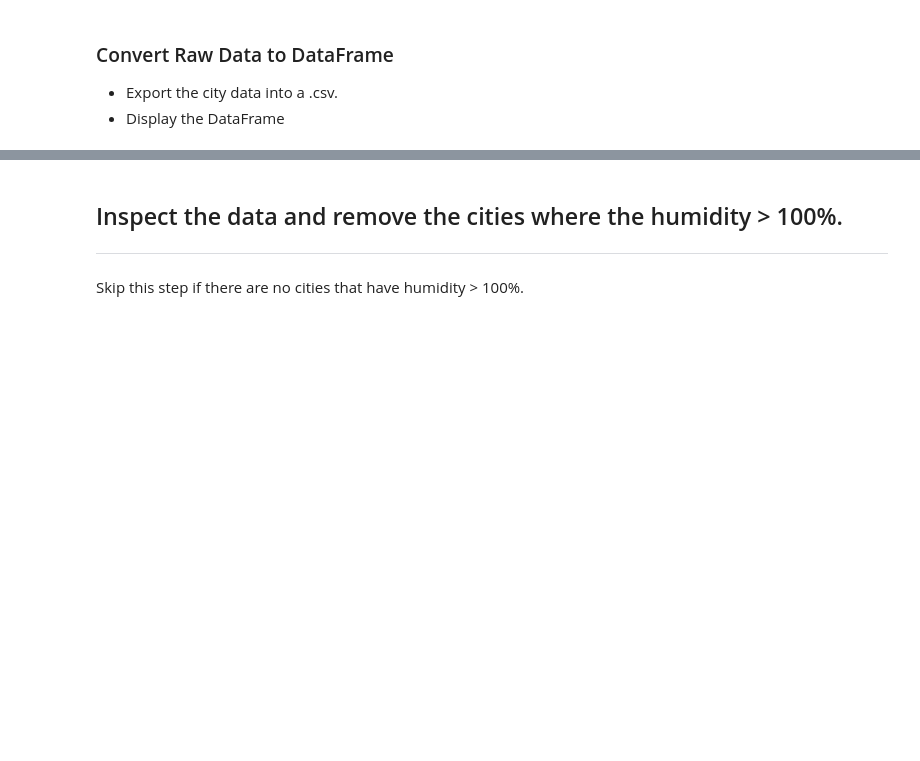
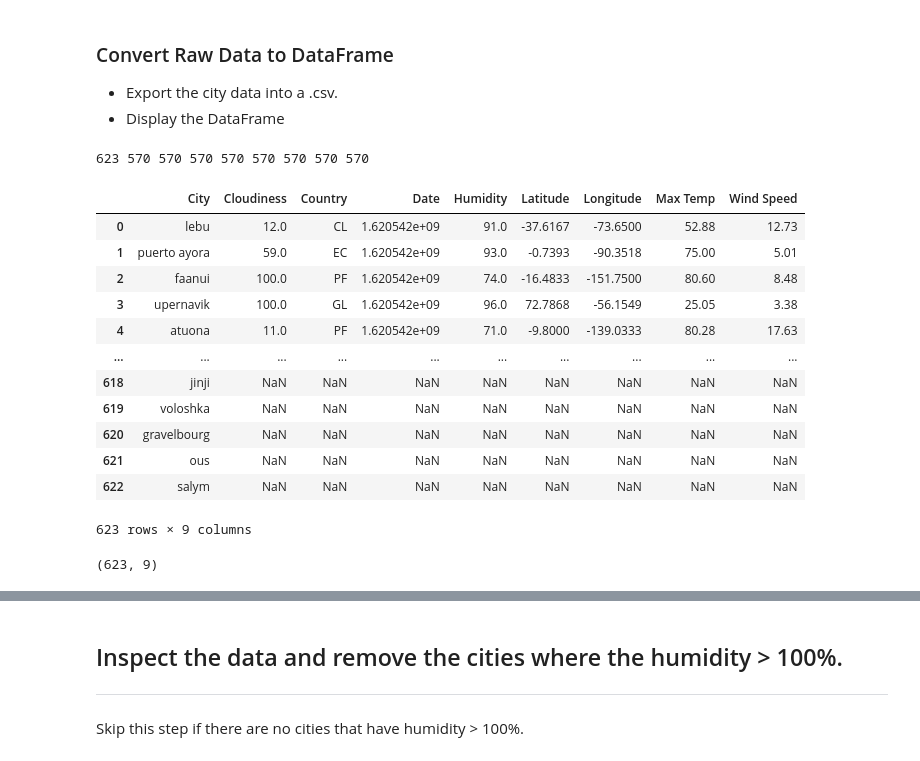
Before and after one commit to bay0624/python-api-challenge, a Jupyter notebook: WeatherPy/WeatherPy.ipynb, the cells around one changed output, grey strips where cells are left out. Cells and saved outputs as stored; diff of their text form; code cells hidden in the pictures; blank space fills up the shorter version.

Commit message:
Add cities weather csv

```diff
--- a/WeatherPy/WeatherPy.ipynb
+++ b/WeatherPy/WeatherPy.ipynb
@@ -120,3 +115,37 @@ print(cloudiness, country, date, humidity, max_temp, wind_speed, longitude, lati
 ### Convert Raw Data to DataFrame
 * Export the city data into a .csv.
 * Display the DataFrame
+# %%
+print(len(cities), len(cloudiness), len(country), len(date),
+      len(humidity), len(longitude), len(latitude), len(max_temp), len(wind_speed))
+cities_weather = {"City": cities,
+                  "Cloudiness": cloudiness,
+                  "Country": country,
+                  "Date": date,
+                  "Humidity": humidity,
+                  "Latitude": latitude,
+                  "Longitude": longitude,
+                  "Max Temp": max_temp,
+                  "Wind Speed": wind_speed}
+
+cities_weather_df = pd.DataFrame({key:pd.Series(value) for key, value in cities_weather.items()})
+cities_weather_df
+# %% [output]
+623 570 570 570 570 570 570 570 570
+|  | City | Cloudiness | Country | Date | Humidity | Latitude | Longitude | Max Temp | Wind Speed |
+| 0 | lebu | 12.0 | CL | 1.620542e+09 | 91.0 | -37.6167 | -73.6500 | 52.88 | 12.73 |
+| 1 | puerto ayora | 59.0 | EC | 1.620542e+09 | 93.0 | -0.7393 | -90.3518 | 75.00 | 5.01 |
+| 2 | faanui | 100.0 | PF | 1.620542e+09 | 74.0 | -16.4833 | -151.7500 | 80.60 | 8.48 |
+| 3 | upernavik | 100.0 | GL | 1.620542e+09 | 96.0 | 72.7868 | -56.1549 | 25.05 | 3.38 |
+| 4 | atuona | 11.0 | PF | 1.620542e+09 | 71.0 | -9.8000 | -139.0333 | 80.28 | 17.63 |
+| ... | ... | ... | ... | ... | ... | ... | ... | ... | ... |
+| 618 | jinji | NaN | NaN | NaN | NaN | NaN | NaN | NaN | NaN |
+| 619 | voloshka | NaN | NaN | NaN | NaN | NaN | NaN | NaN | NaN |
+| 620 | gravelbourg | NaN | NaN | NaN | NaN | NaN | NaN | NaN | NaN |
+| 621 | ous | NaN | NaN | NaN | NaN | NaN | NaN | NaN | NaN |
+| 622 | salym | NaN | NaN | NaN | NaN | NaN | NaN | NaN | NaN |
+623 rows × 9 columns
+# %%
+cities_weather_df.shape
+# %% [output]
+(623, 9)
```
Also changed, not shown: parts of 5 cells of this notebook, 1 other file.
